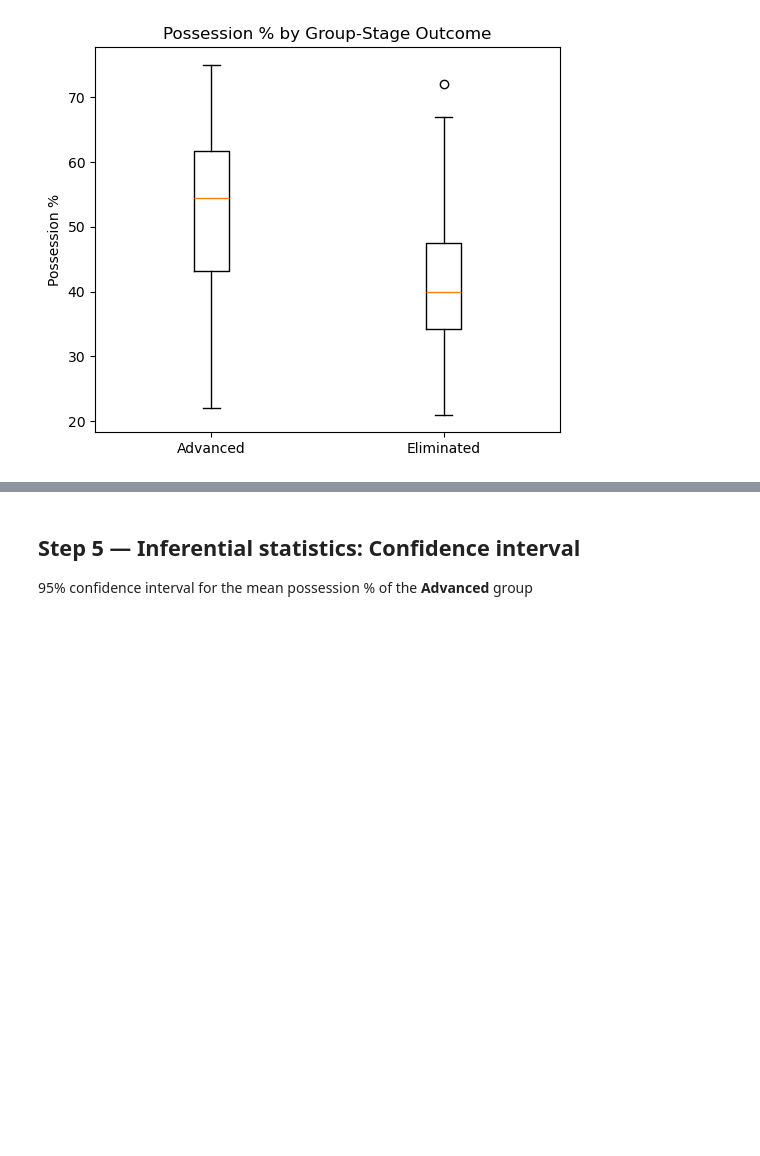
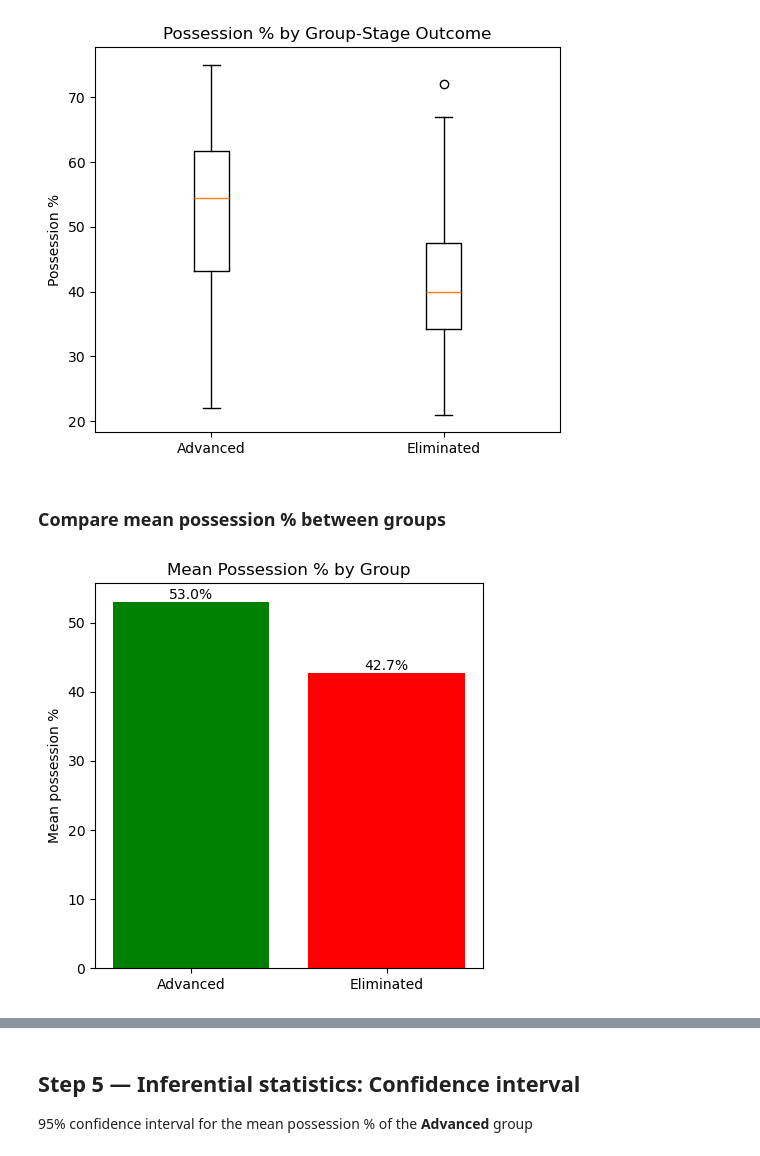
Before and after one commit to ashoktamang002/Foundation-of-Data-Science, a Jupyter notebook: Assessment 2 Solution/Analytic Task 1/Task1.ipynb, the cells around one changed output, grey strips where cells are left out. Saved outputs shown, nothing was run; the diff lists cells and outputs as text; code cells hidden in the pictures; blank space fills up the shorter version.

Commit message:
Add Visualization graph for presentation

```diff
--- a/Assessment 2 Solution/Analytic Task 1/Task1.ipynb
+++ b/Assessment 2 Solution/Analytic Task 1/Task1.ipynb
@@ -166,3 +166,15 @@ ax.set_title("Possession % by Group-Stage Outcome")
 plt.show()
 # %% [output]
 [figure]
+# %% [markdown]
+### Compare mean possession % between groups
+# %%
+fig, ax = plt.subplots(figsize=(5, 5))
+means = [adv_mean, elim_mean]
+bars = ax.bar(["Advanced", "Eliminated"], means, color=["Green", "Red"])
+ax.bar_label(bars, fmt="%.1f%%")
+ax.set_ylabel("Mean possession %")
+ax.set_title("Mean Possession % by Group")
+plt.show()
+# %% [output]
+[figure, added]
```
Also changed, not shown: parts of 2 cells of this notebook.
